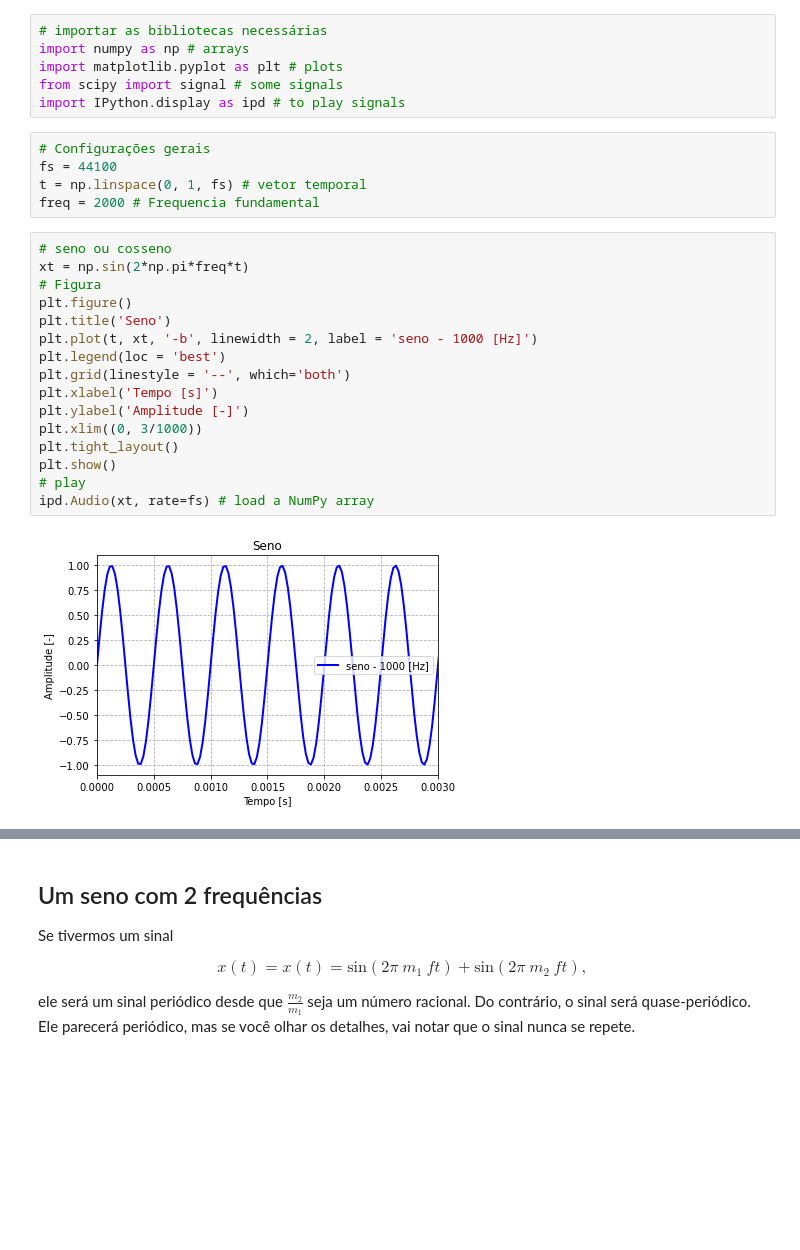
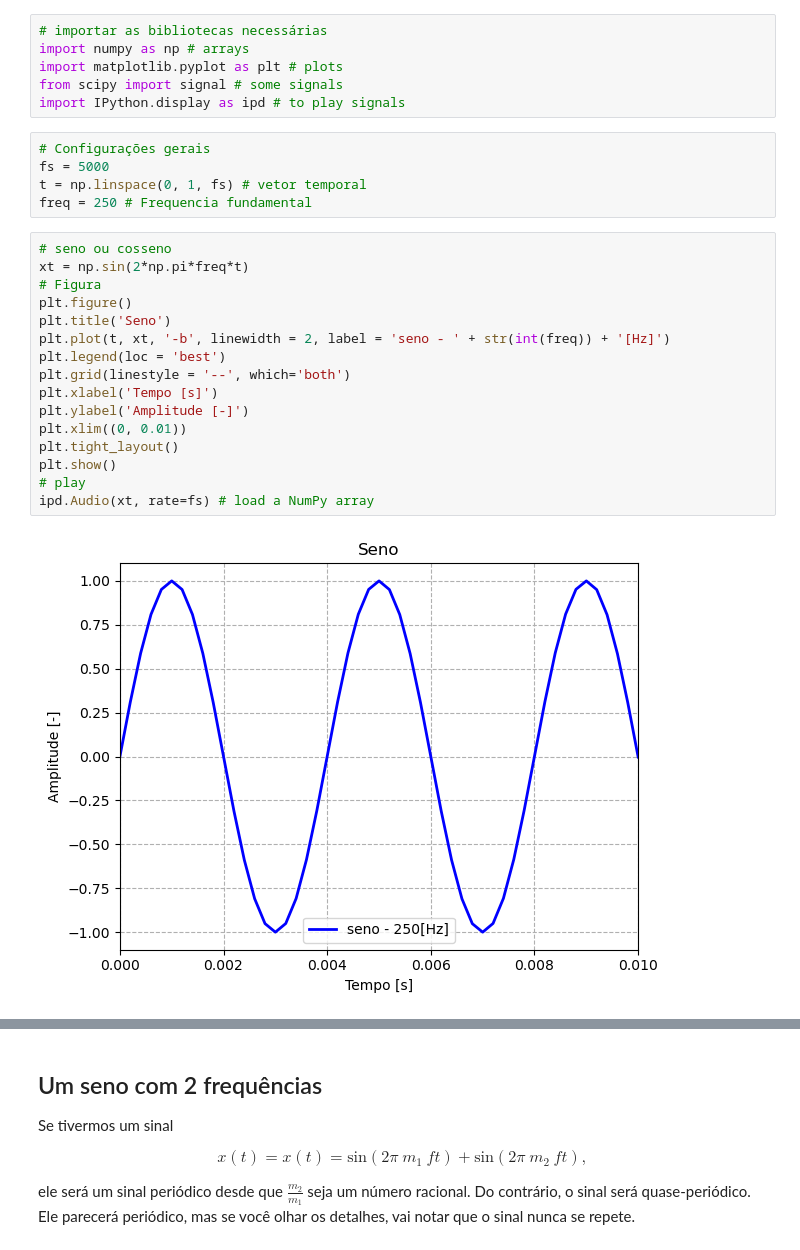
Before and after one commit to eric-brandao/codes_proc_de_sinais, a Jupyter notebook: Aula 5 - sinais periodicos/sinais periodicos.ipynb, the cells around one changed output, grey strips where cells are left out. Saved outputs shown, nothing was run; the diff lists cells and outputs as text; blank space fills up the shorter version.

```diff
--- a/Aula 5 - sinais periodicos/sinais periodicos.ipynb
+++ b/Aula 5 - sinais periodicos/sinais periodicos.ipynb
@@ -33,27 +33,27 @@ from scipy import signal # some signals
 import IPython.display as ipd # to play signals
 # %%
 # Configurações gerais
-fs = 44100
+fs = 5000
 t = np.linspace(0, 1, fs) # vetor temporal
-freq = 2000 # Frequencia fundamental
+freq = 250 # Frequencia fundamental
 # %%
 # seno ou cosseno
 xt = np.sin(2*np.pi*freq*t)
 # Figura
 plt.figure()
 plt.title('Seno')
-plt.plot(t, xt, '-b', linewidth = 2, label = 'seno - 1000 [Hz]')
+plt.plot(t, xt, '-b', linewidth = 2, label = 'seno - ' + str(int(freq)) + '[Hz]')
 plt.legend(loc = 'best')
 plt.grid(linestyle = '--', which='both')
 plt.xlabel('Tempo [s]')
 plt.ylabel('Amplitude [-]')
-plt.xlim((0, 3/1000))
+plt.xlim((0, 0.01))
 plt.tight_layout()
 plt.show()
 # play
 ipd.Audio(xt, rate=fs) # load a NumPy array
 # %% [output]
-[figure, old version]
+[figure, new version]
 [interactive output not drawn]
 # %% [markdown]
 ## Um seno com 2 frequências
```
Also changed, not shown: parts of 4 cells of this notebook, 42 other files.
